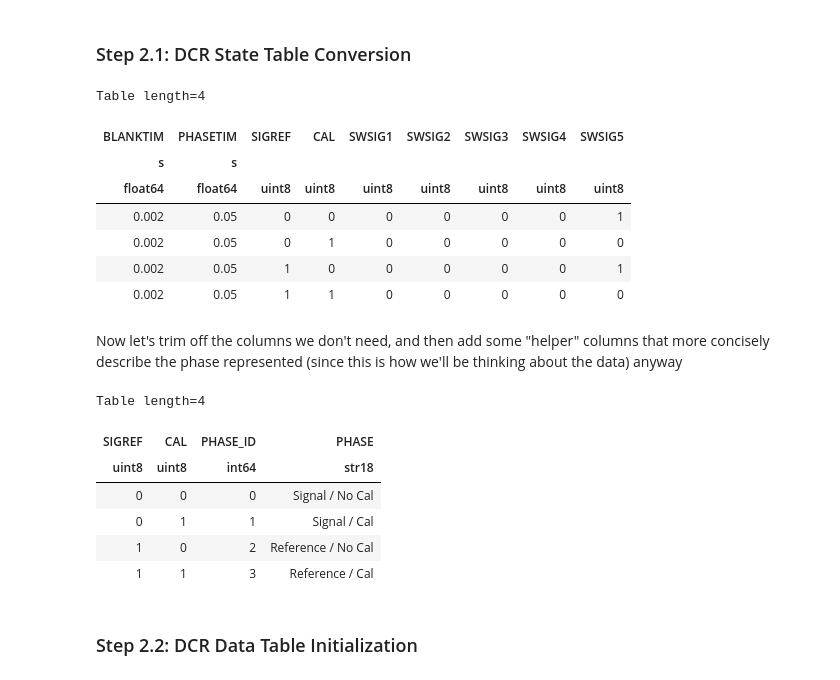
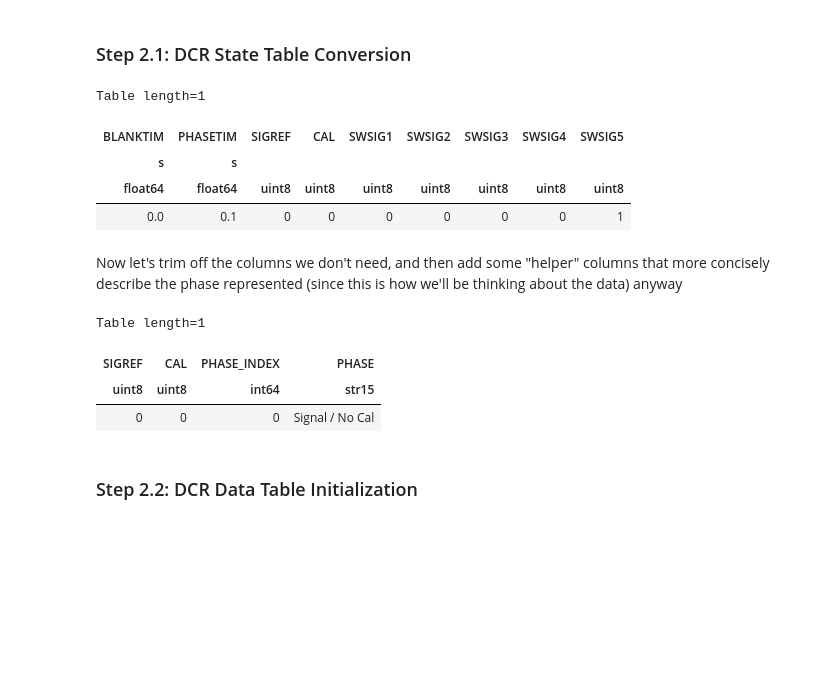
Before and after one commit to GreenBankObservatory/gbtcal-nb, a Jupyter notebook: gbtcal.ipynb, the cells around one changed output. Cells and saved outputs as stored; diff of their text form; code cells hidden in the pictures; blank space fills up the shorter version.

Commit message:
Comments for clarity. Made generic; can now handle 5 receivers

```diff
--- a/gbtcal.ipynb
+++ b/gbtcal.ipynb
@@ -37,3 +34,23 @@ Phase can be thought of as a _state_, and is composed of two other states: that
+# %%
+import os
+
+from astropy.io import fits
+
+# Examples to choose from:
+examples = {
+    "L": ("./AGBT16B_285_01:1:Rcvr1_2", "2016_11_02_09:07:00.fits"),
+    "X": ("./AGBT17A_056_10:1:Rcvr8_10", "2017_04_02_18:30:39.fits"),
+    "Ku": ("./AGBT02A_025_01:1000:Rcvr12_18", "2004_03_04_00:56:43.fits"),
+    "W": ("./AGBT17A_212_05:6:Rcvr68_92", "2017_08_06_04:29:10.fits"),
+    "Q": ("./AGBT16A_473_01:1:Rcvr40_52", "2016_12_13_09:09:56.fits"),
+}
+
+receiver = "Ku"
+
+# We have the contents of a single scan tracked within this repo
+fits_dir = examples[receiver][0]
+dcr_hdul = fits.open(os.path.join(fits_dir, 'DCR', examples[receiver][1]))
+if_hdul = fits.open(os.path.join(fits_dir, 'IF', examples[receiver][1]))
 # %% [markdown]
 ## Step 2: Table Initialization
 
@@ -43,49 +60,50 @@ We will now convert our `HDUList` objects to `Table` objects so they can be more
 # %%
 from astropy.table import Table
 
+# Load the FITS STATE table into an astropy Table
 dcr_state_table = Table.read(dcr_hdul[dcr_hdul.index_of('STATE')])
+# Show it below
 dcr_state_table
 # %% [output]
-Table length=4
+Table length=1
 | BLANKTIM | PHASETIM | SIGREF | CAL | SWSIG1 | SWSIG2 | SWSIG3 | SWSIG4 | SWSIG5 |
 | s | s |  |  |  |  |  |  |  |
 | float64 | float64 | uint8 | uint8 | uint8 | uint8 | uint8 | uint8 | uint8 |
-| 0.002 | 0.05 | 0 | 0 | 0 | 0 | 0 | 0 | 1 |
-| 0.002 | 0.05 | 0 | 1 | 0 | 0 | 0 | 0 | 0 |
-| 0.002 | 0.05 | 1 | 0 | 0 | 0 | 0 | 0 | 1 |
-| 0.002 | 0.05 | 1 | 1 | 0 | 0 | 0 | 0 | 0 |
+| 0.0 | 0.1 | 0 | 0 | 0 | 0 | 0 | 0 | 1 |
 # %% [markdown]
 Now let's trim off the columns we don't need, and then add some "helper" columns that more concisely describe the phase represented (since this is how we'll be thinking about the data) anyway
 # %%
 import numpy as np
 from astropy.table import Column
 
 # Trim off unneeded columns
+# This creates a new "view" into the Table; no copy
 dcr_state_table = dcr_state_table['SIGREF', 'CAL']
 
 # Construct the "verbose" phases
-phases_verbose = ['{} / {}'.format('Signal' if not sigref else 'Reference', 'Cal' if cal else 'No Cal')
-                  for sigref, cal in dcr_state_table]
+phases_verbose = [
+    '{} / {}'.format('Signal' if not sigref else 'Reference', 'Cal' if cal else 'No Cal')
+    for sigref, cal in dcr_state_table
+]
 # Create the two new columns and add them to the state table
 dcr_state_table.add_columns([
+    # This column holds the phase index -- see above table
     Column(
-        name='PHASE_ID',
+        name='PHASE_INDEX',
         data=np.arange(len(phases_verbose))
     ),
+    # This column holds the verbose name of each phase -- see above table
     Column(
         name='PHASE',
         data=phases_verbose
     )
 ])
 dcr_state_table
 # %% [output]
-Table length=4
+Table length=1
-| SIGREF | CAL | PHASE_ID | PHASE |
-| uint8 | uint8 | int64 | str18 |
+| SIGREF | CAL | PHASE_INDEX | PHASE |
+| uint8 | uint8 | int64 | str15 |
 | 0 | 0 | 0 | Signal / No Cal |
-| 0 | 1 | 1 | Signal / Cal |
-| 1 | 0 | 2 | Reference / No Cal |
-| 1 | 1 | 3 | Reference / Cal |
 # %% [markdown]
 ### Step 2.2: DCR Data Table Initialization
 # %%
```
Also changed, not shown: parts of 36 cells of this notebook, 28 other files.
